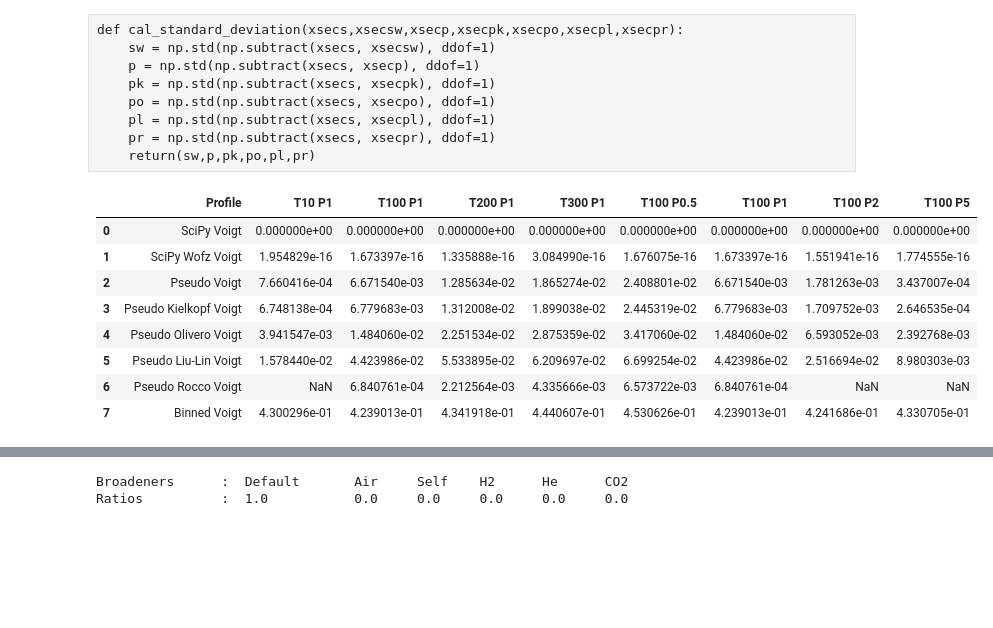
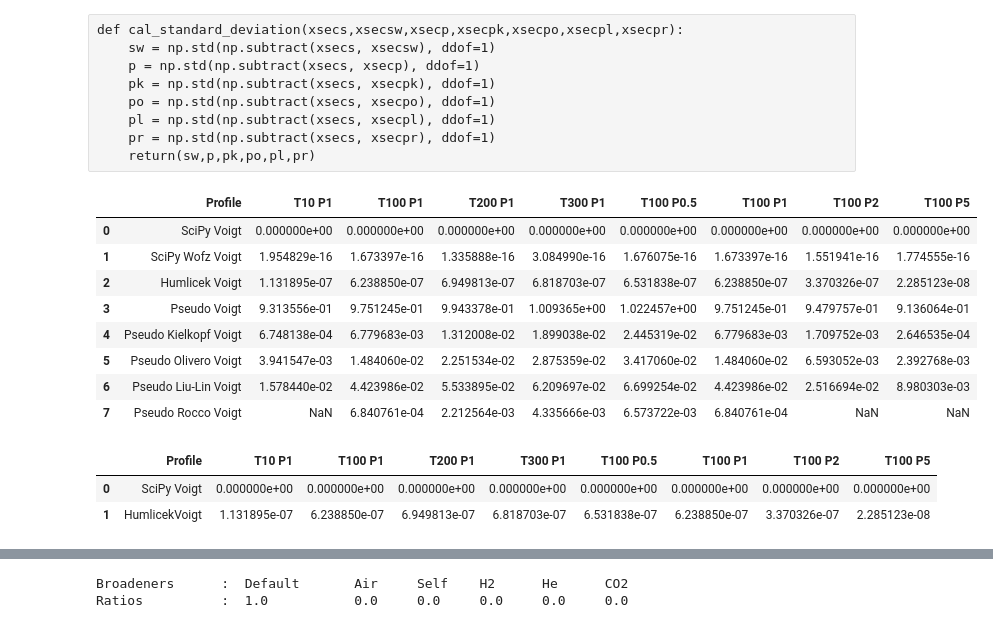
Before and after one commit to Beryl-Jingxin/PyExoCross-ing, a Jupyter notebook: pyexocross.ipynb, the cells around one changed output, grey strips where cells are left out. Cells and saved outputs as stored; diff of their text form; code cells hidden in the pictures; blank space fills up the shorter version.

```diff
--- a/pyexocross.ipynb
+++ b/pyexocross.ipynb
@@ -2103,0 +2091,2 @@ def cross_section_HumlicekVoigt(wn_grid, v, alpha, gamma, coef, cutoff, threshol
+# %%
+sigma = ne.evaluate('alpha/2/log(2)')
@@ -3752,34 +4657,60 @@ def cal_standard_deviation(xsecs,xsecsw,xsecp,xsecpk,xsecpo,xsecpl,xsecpr):
     pr = np.std(np.subtract(xsecs, xsecpr), ddof=1)
     return(sw,p,pk,po,pl,pr)
 # %%
-es1,esw1,ep1,epk1,epo1,epl1,epr1,ebv1 = cal_residual(xsecs1,xsecsw1,xsecp1,xsecpk1,xsecpo1,xsecpl1,xsecpr1,xsecbv1)
-es2,esw2,ep2,epk2,epo2,epl2,epr2,ebv2 = cal_residual(xsecs2,xsecsw2,xsecp2,xsecpk2,xsecpo2,xsecpl2,xsecpr2,xsecbv2)
-es3,esw3,ep3,epk3,epo3,epl3,epr3,ebv3 = cal_residual(xsecs3,xsecsw3,xsecp3,xsecpk3,xsecpo3,xsecpl3,xsecpr3,xsecbv3)
-es4,esw4,ep4,epk4,epo4,epl4,epr4,ebv4 = cal_residual(xsecs4,xsecsw4,xsecp4,xsecpk4,xsecpo4,xsecpl4,xsecpr4,xsecbv4)
-es5,esw5,ep5,epk5,epo5,epl5,epr5,ebv5 = cal_residual(xsecs5,xsecsw5,xsecp5,xsecpk5,xsecpo5,xsecpl5,xsecpr5,xsecbv5)
-es6,esw6,ep6,epk6,epo6,epl6,epr6,ebv6 = cal_residual(xsecs6,xsecsw6,xsecp6,xsecpk6,xsecpo6,xsecpl6,xsecpr6,xsecbv6)
-es7,esw7,ep7,epk7,epo7,epl7,epr7,ebv7 = cal_residual(xsecs7,xsecsw7,xsecp7,xsecpk7,xsecpo7,xsecpl7,xsecpr7,xsecbv7)
-es8,esw8,ep8,epk8,epo8,epl8,epr8,ebv8 = cal_residual(xsecs8,xsecsw8,xsecp8,xsecpk8,xsecpo8,xsecpl8,xsecpr8,xsecbv8)
+es1,esw1,eh1,ep1,epk1,epo1,epl1,epr1 = cal_residual(xsecs1,xsecsw1,xsech1,xsecp1,xsecpk1,xsecpo1,xsecpl1,xsecpr1)
+es2,esw2,eh2,ep2,epk2,epo2,epl2,epr2 = cal_residual(xsecs2,xsecsw2,xsech2,xsecp2,xsecpk2,xsecpo2,xsecpl2,xsecpr2)
+es3,esw3,eh3,ep3,epk3,epo3,epl3,epr3 = cal_residual(xsecs3,xsecsw3,xsech3,xsecp3,xsecpk3,xsecpo3,xsecpl3,xsecpr3)
+es4,esw4,eh4,ep4,epk4,epo4,epl4,epr4 = cal_residual(xsecs4,xsecsw4,xsech4,xsecp4,xsecpk4,xsecpo4,xsecpl4,xsecpr4)
+es5,esw5,eh5,ep5,epk5,epo5,epl5,epr5 = cal_residual(xsecs5,xsecsw5,xsech5,xsecp5,xsecpk5,xsecpo5,xsecpl5,xsecpr5)
+es6,esw6,eh6,ep6,epk6,epo6,epl6,epr6 = cal_residual(xsecs6,xsecsw6,xsech6,xsecp6,xsecpk6,xsecpo6,xsecpl6,xsecpr6)
+es7,esw7,eh7,ep7,epk7,epo7,epl7,epr7 = cal_residual(xsecs7,xsecsw7,xsech7,xsecp7,xsecpk7,xsecpo7,xsecpl7,xsecpr7)
+es8,esw8,eh8,ep8,epk8,epo8,epl8,epr8 = cal_residual(xsecs8,xsecsw8,xsech8,xsecp8,xsecpk8,xsecpo8,xsecpl8,xsecpr8)
+# %%
+es1,ebv1 = cal_residual(xsecs1,xsecbv1)
+es2,ebv2 = cal_residual(xsecs2,xsecbv2)
+es3,ebv3 = cal_residual(xsecs3,xsecbv3)
+es4,ebv4 = cal_residual(xsecs4,xsecbv4)
+es5,ebv5 = cal_residual(xsecs5,xsecbv5)
+es6,ebv6 = cal_residual(xsecs6,xsecbv6)
+es7,ebv7 = cal_residual(xsecs7,xsecbv7)
+es8,ebv8 = cal_residual(xsecs8,xsecbv8)
 # %%
 error = pd.DataFrame()
-error['Profile'] = ['SciPy Voigt','SciPy Wofz Voigt','Pseudo Voigt','Pseudo Kielkopf Voigt','Pseudo Olivero Voigt','Pseudo Liu-Lin Voigt','Pseudo Rocco Voigt','Binned Voigt']
-error['T10 P1'] = [es1,esw1,ep1,epk1,epo1,epl1,epr1,ebv1]
-error['T100 P1'] = [es2,esw2,ep2,epk2,epo2,epl2,epr2,ebv2]
-error['T200 P1'] = [es3,esw3,ep3,epk3,epo3,epl3,epr3,ebv3]
-error['T300 P1'] = [es4,esw4,ep4,epk4,epo4,epl4,epr4,ebv4]
-error['T100 P0.5'] = [es5,esw5,ep5,epk5,epo5,epl5,epr5,ebv5]
-error['T100 P1'] = [es6,esw6,ep6,epk6,epo6,epl6,epr6,ebv6]
-error['T100 P2'] = [es7,esw7,ep7,epk7,epo7,epl7,epr7,ebv7]
-error['T100 P5'] = [es8,esw8,ep8,epk8,epo8,epl8,epr8,ebv8]
+error['Profile'] = ['SciPy Voigt','SciPy Wofz Voigt','Humlicek Voigt','Pseudo Voigt','Pseudo Kielkopf Voigt','Pseudo Olivero Voigt','Pseudo Liu-Lin Voigt','Pseudo Rocco Voigt']
+error['T10 P1'] = [es1,esw1,eh1,ep1,epk1,epo1,epl1,epr1]
+error['T100 P1'] = [es2,esw2,eh2,ep2,epk2,epo2,epl2,epr2]
+error['T200 P1'] = [es3,esw3,eh3,ep3,epk3,epo3,epl3,epr3]
+error['T300 P1'] = [es4,esw4,eh4,ep4,epk4,epo4,epl4,epr4]
+error['T100 P0.5'] = [es5,esw5,eh5,ep5,epk5,epo5,epl5,epr5]
+error['T100 P1'] = [es6,esw6,eh6,ep6,epk6,epo6,epl6,epr6]
+error['T100 P2'] = [es7,esw7,eh7,ep7,epk7,epo7,epl7,epr7]
+error['T100 P5'] = [es8,esw8,eh8,ep8,epk8,epo8,epl8,epr8]
 order = ['Profile','T10 P1','T100 P1','T200 P1','T300 P1','T100 P0.5','T100 P1','T100 P2','T100 P5']
 error[order]
 # %% [output]
 |  | Profile | T10 P1 | T100 P1 | T200 P1 | T300 P1 | T100 P0.5 | T100 P1 | T100 P2 | T100 P5 |
 | 0 | SciPy Voigt | 0.000000e+00 | 0.000000e+00 | 0.000000e+00 | 0.000000e+00 | 0.000000e+00 | 0.000000e+00 | 0.000000e+00 | 0.000000e+00 |
 | 1 | SciPy Wofz Voigt | 1.954829e-16 | 1.673397e-16 | 1.335888e-16 | 3.084990e-16 | 1.676075e-16 | 1.673397e-16 | 1.551941e-16 | 1.774555e-16 |
-| 2 | Pseudo Voigt | 7.660416e-04 | 6.671540e-03 | 1.285634e-02 | 1.865274e-02 | 2.408801e-02 | 6.671540e-03 | 1.781263e-03 | 3.437007e-04 |
-| 3 | Pseudo Kielkopf Voigt | 6.748138e-04 | 6.779683e-03 | 1.312008e-02 | 1.899038e-02 | 2.445319e-02 | 6.779683e-03 | 1.709752e-03 | 2.646535e-04 |
-| 4 | Pseudo Olivero Voigt | 3.941547e-03 | 1.484060e-02 | 2.251534e-02 | 2.875359e-02 | 3.417060e-02 | 1.484060e-02 | 6.593052e-03 | 2.392768e-03 |
-| 5 | Pseudo Liu-Lin Voigt | 1.578440e-02 | 4.423986e-02 | 5.533895e-02 | 6.209697e-02 | 6.699254e-02 | 4.423986e-02 | 2.516694e-02 | 8.980303e-03 |
-| 6 | Pseudo Rocco Voigt | NaN | 6.840761e-04 | 2.212564e-03 | 4.335666e-03 | 6.573722e-03 | 6.840761e-04 | NaN | NaN |
-| 7 | Binned Voigt | 4.300296e-01 | 4.239013e-01 | 4.341918e-01 | 4.440607e-01 | 4.530626e-01 | 4.239013e-01 | 4.241686e-01 | 4.330705e-01 |
+| 2 | Humlicek Voigt | 1.131895e-07 | 6.238850e-07 | 6.949813e-07 | 6.818703e-07 | 6.531838e-07 | 6.238850e-07 | 3.370326e-07 | 2.285123e-08 |
+| 3 | Pseudo Voigt | 9.313556e-01 | 9.751245e-01 | 9.943378e-01 | 1.009365e+00 | 1.022457e+00 | 9.751245e-01 | 9.479757e-01 | 9.136064e-01 |
+| 4 | Pseudo Kielkopf Voigt | 6.748138e-04 | 6.779683e-03 | 1.312008e-02 | 1.899038e-02 | 2.445319e-02 | 6.779683e-03 | 1.709752e-03 | 2.646535e-04 |
+| 5 | Pseudo Olivero Voigt | 3.941547e-03 | 1.484060e-02 | 2.251534e-02 | 2.875359e-02 | 3.417060e-02 | 1.484060e-02 | 6.593052e-03 | 2.392768e-03 |
+| 6 | Pseudo Liu-Lin Voigt | 1.578440e-02 | 4.423986e-02 | 5.533895e-02 | 6.209697e-02 | 6.699254e-02 | 4.423986e-02 | 2.516694e-02 | 8.980303e-03 |
+| 7 | Pseudo Rocco Voigt | NaN | 6.840761e-04 | 2.212564e-03 | 4.335666e-03 | 6.573722e-03 | 6.840761e-04 | NaN | NaN |
+# %%
+error = pd.DataFrame()
+error['Profile'] = ['SciPy Voigt','HumlicekVoigt']
+error['T10 P1'] = [es1,eh1]
+error['T100 P1'] = [es2,eh2]
+error['T200 P1'] = [es3,eh3]
+error['T300 P1'] = [es4,eh4]
+error['T100 P0.5'] = [es5,eh5]
+error['T100 P1'] = [es6,eh6]
+error['T100 P2'] = [es7,eh7]
+error['T100 P5'] = [es8,eh8]
+order = ['Profile','T10 P1','T100 P1','T200 P1','T300 P1','T100 P0.5','T100 P1','T100 P2','T100 P5']
+error[order]
+# %% [output]
+|  | Profile | T10 P1 | T100 P1 | T200 P1 | T300 P1 | T100 P0.5 | T100 P1 | T100 P2 | T100 P5 |
+| 0 | SciPy Voigt | 0.000000e+00 | 0.000000e+00 | 0.000000e+00 | 0.000000e+00 | 0.000000e+00 | 0.000000e+00 | 0.000000e+00 | 0.000000e+00 |
+| 1 | HumlicekVoigt | 1.131895e-07 | 6.238850e-07 | 6.949813e-07 | 6.818703e-07 | 6.531838e-07 | 6.238850e-07 | 3.370326e-07 | 2.285123e-08 |
```
Also changed, not shown: parts of 119 cells of this notebook, 10 other files.
